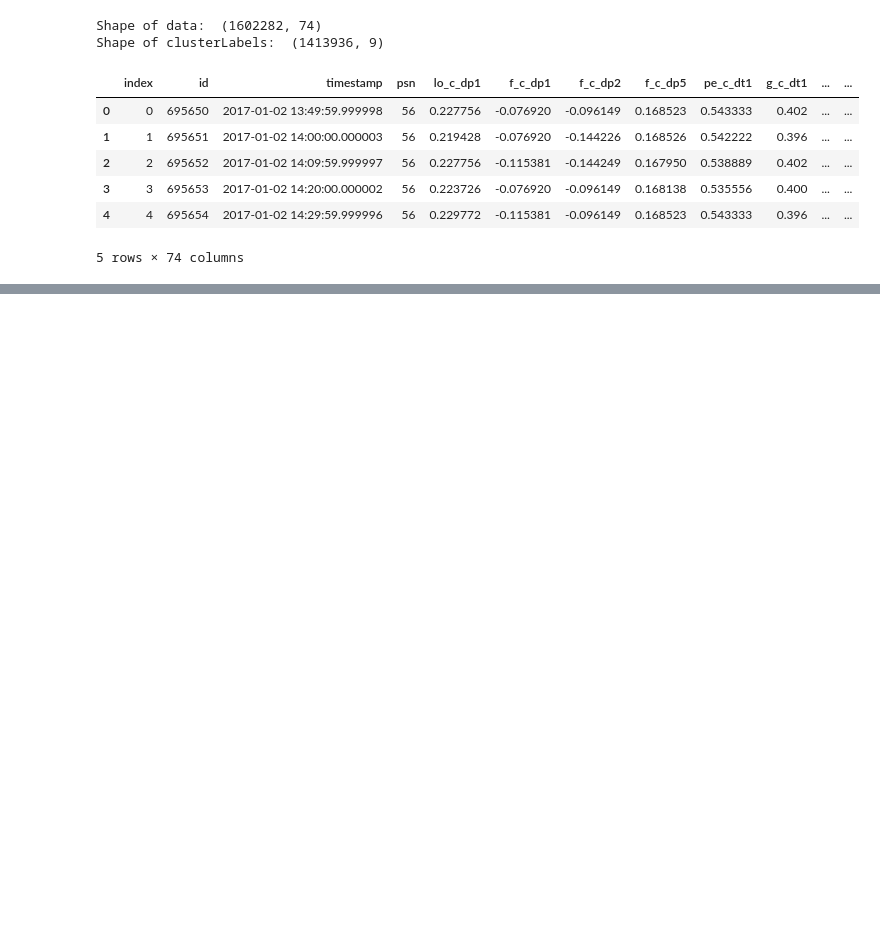
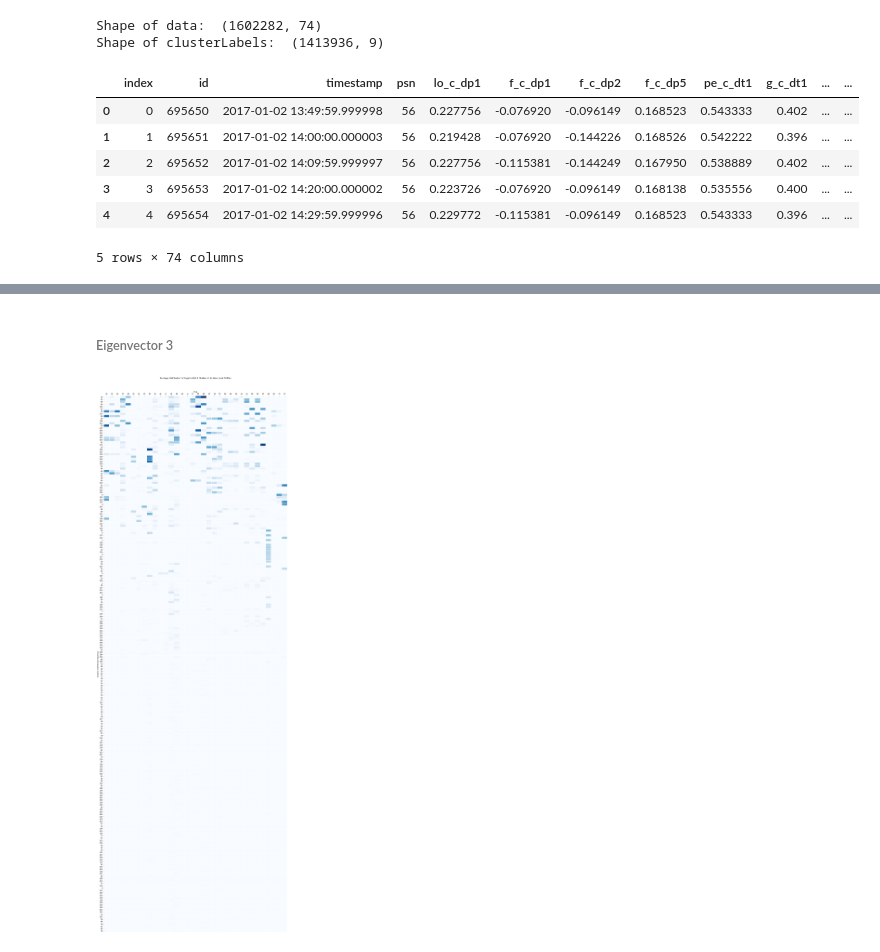
Before and after one commit to j-goldsmith/TurbineTimeSeries.EDA, a Jupyter notebook: eda/package_and_distribution_identification_in_ 24hour_clusters.ipynb, the cells around one changed output, grey strips where cells are left out. Cells and saved outputs as stored; diff of their text form; code cells hidden in the pictures; blank space fills up the shorter version.

```diff
--- a/eda/package_and_distribution_identification_in_ 24hour_clusters.ipynb
+++ b/eda/package_and_distribution_identification_in_ 24hour_clusters.ipynb
@@ -212,0 +266,25 @@ labeledData.head()
+# %% [markdown]
+###### Eigenvector 3
+# %%
+eig3 = labeledData[['psn', 'iso','eig3', 'eig3_order']].drop_duplicates()
+eig3['count'] = 1
+eig3 = pd.DataFrame(eig3.groupby(['psn', 'eig3'])['count'].sum()).unstack().fillna(0).T
+eig3.reset_index(inplace = True)
+eig3['sort'] = eig3['eig3'].map(sortedLabels['label_eig3'])
+eig3 = eig3.sort_values(by='sort')
+del eig3['eig3']
+del eig3['level_0']
+del eig3['sort']
+eig3.to_csv('./package_identification_24hourclusters/Package_Distribution_for_Eigenvector_3_Clusters_in_24_Hour_Load_Profiles.csv')
+
+plt.figure(figsize=(20,60))
+ax = sns.heatmap(eig3, cmap = 'Blues', linewidth=.5, cbar=False);
+ax.xaxis.set_ticks_position('top')
+ax.xaxis.set_label_position('top')
+plt.ylabel('Clusters (ordered by frequency)');
+plt.xlabel('PSN');
+plt.title('Package Distribution for Eigenvector 3 Clusters in 24 Hour Load Profiles', y=1.03);
+plt.yticks(rotation=0);
+plt.savefig("./package_identification_24hourclusters/Package_Distribution_for_Eigenvector_3_Clusters_in_24_Hour_Load_Profiles.png");
+# %% [output]
+[figure, added]
```
Also changed, not shown: parts of 9 cells of this notebook.
